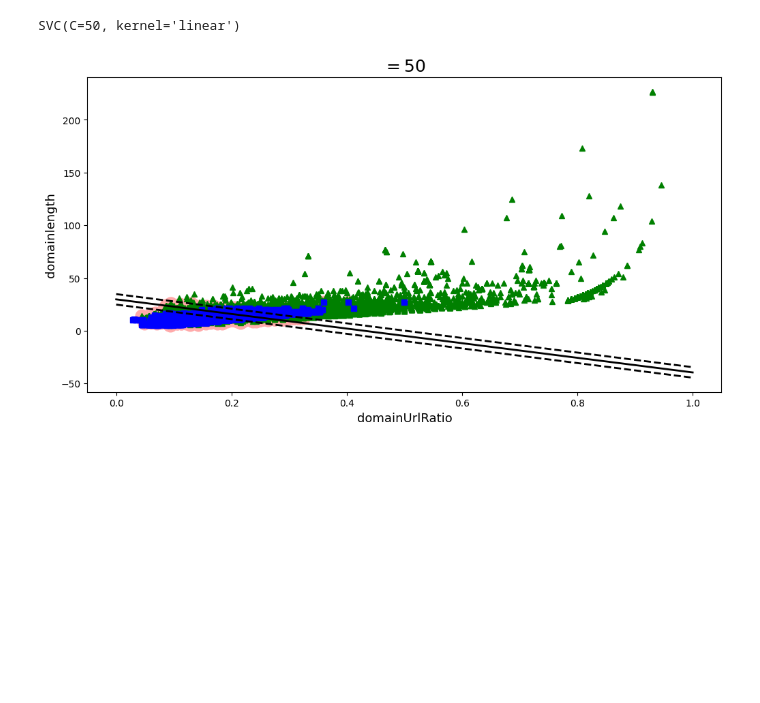
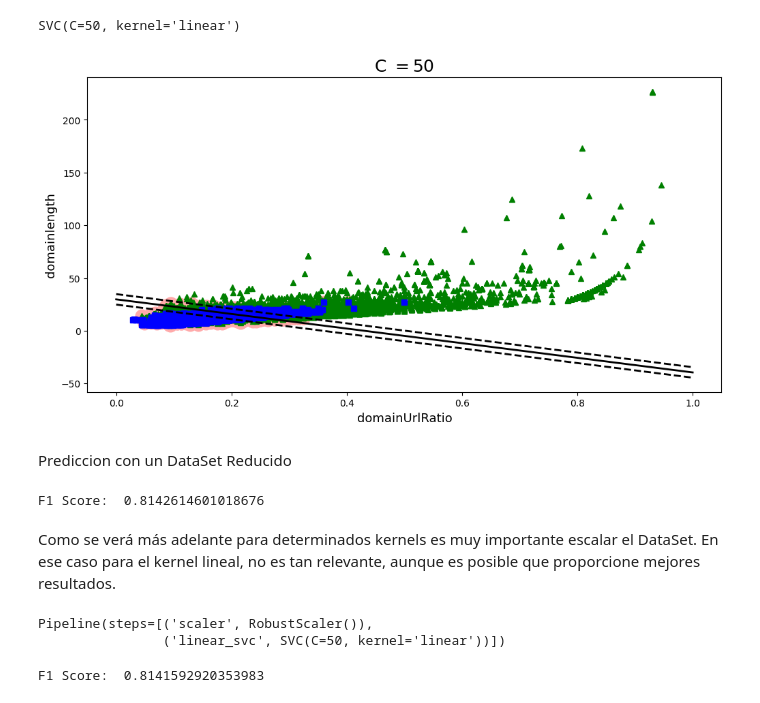
Before and after one commit to DiegoNoguez/Simulacion_Notebook, a Jupyter notebook: 11_Suport_Vector_Machine.ipynb, the cells around one changed output. Drawn from its saved outputs; the diff is of its cells as text; code cells hidden in the pictures; blank space fills up the shorter version.

```diff
--- a/11_Suport_Vector_Machine.ipynb
+++ b/11_Suport_Vector_Machine.ipynb
@@ -259,11 +259,35 @@ def plot_svm_decision_boundary(svm_clf, xmin, xmax):
 # %%
 plt.figure(figsize=(12,6))
 plt.plot(X_train_reduced.values[:,0][y_train=="phishing"], X_train_reduced.values[:,1][y_train=="phishing"], "g^")
 plt.plot(X_train_reduced.values[:,0][y_train=="benign"], X_train_reduced.values[:,1][y_train=="benign"], "bs")
 plot_svm_decision_boundary(svm_clf,0,1)
-plt.title("$ = {}$".format(svm_clf.C), fontsize=18)
+plt.title("C $ = {}$".format(svm_clf.C), fontsize=18)
 plt.xlabel("domainUrlRatio", fontsize=13)
 plt.ylabel("domainlength", fontsize=13)
 plt.show()
 # %% [output]
-[figure, old version]
+[figure, new version]
+# %% [markdown]
+Prediccion con un DataSet Reducido
+# %%
+y_pred = svm_clf.predict(X_val_reduced)
+print("F1 Score: ", f1_score(y_pred, y_val, pos_label='phishing'))
+# %% [output]
+F1 Score:  0.8142614601018676
+# %% [markdown]
+Como se verá más adelante para determinados kernels es muy importante escalar el DataSet. En ese caso para el kernel lineal, no es tan relevante, aunque es posible que proporcione mejores resultados.
+# %%
+svm_clf_sc = Pipeline([
+    ("scaler", RobustScaler()),
+    ("linear_svc", SVC(kernel="linear",C=50))
+])
+
+svm_clf_sc.fit(X_train_reduced, y_train)
+# %% [output]
+Pipeline(steps=[('scaler', RobustScaler()),
+                ('linear_svc', SVC(C=50, kernel='linear'))])
+# %%
+y_pred = svm_clf_sc.predict(X_val_reduced)
+print("F1 Score: ", f1_score(y_pred, y_val, pos_label='phishing'))
+# %% [output]
+F1 Score:  0.8141592920353983
```
Also changed, not shown: parts of 4 cells of this notebook.
